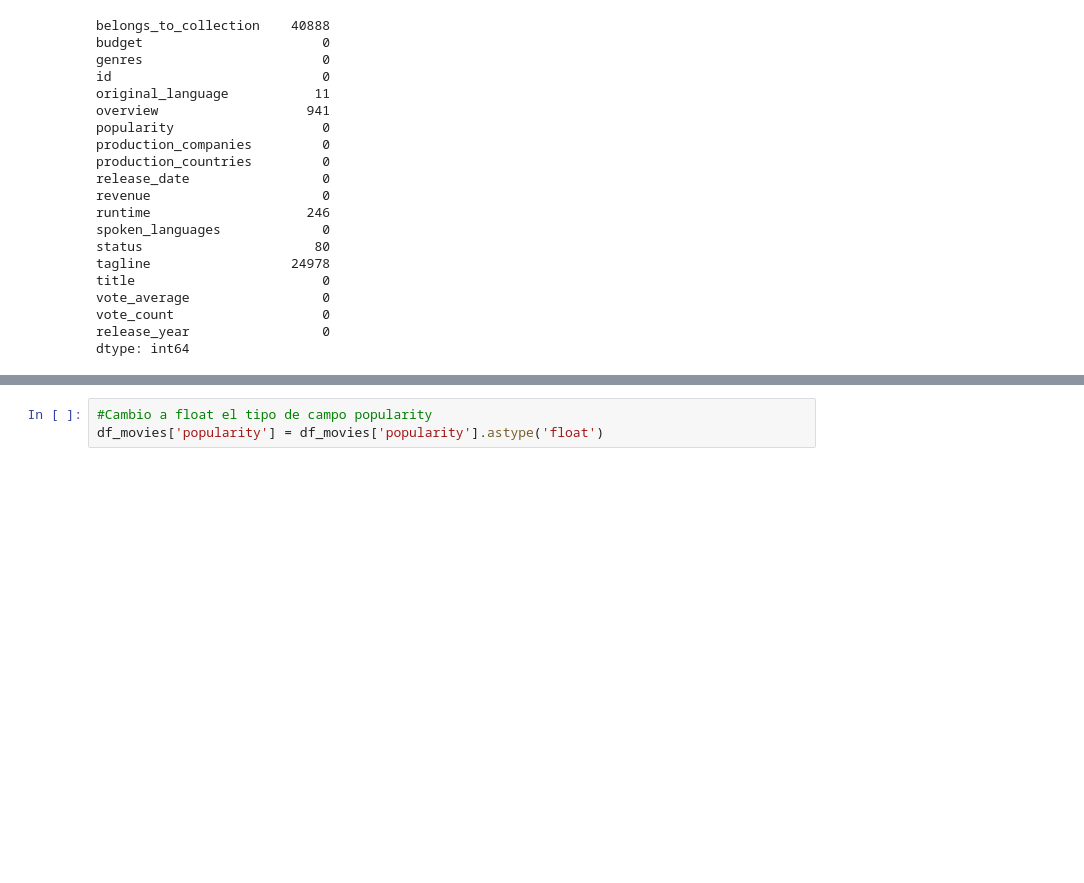
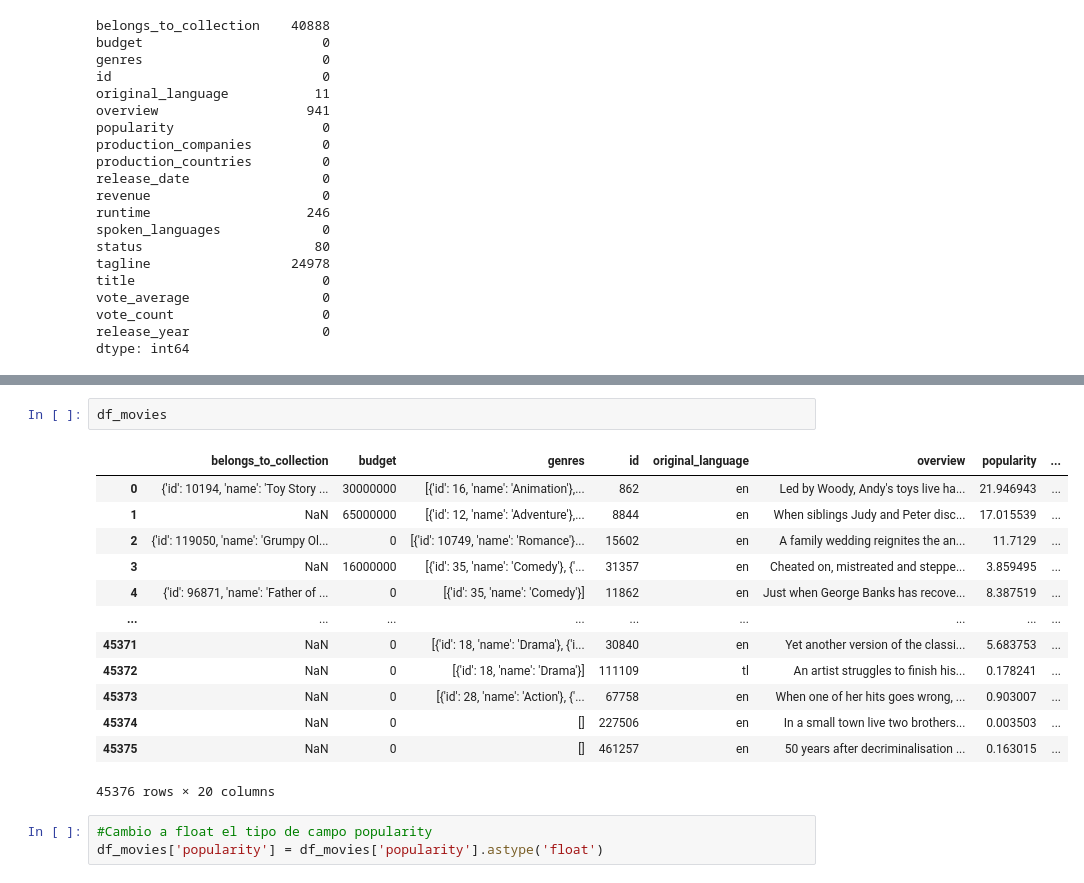
Before and after one commit to mcarruitero/PI1_PT, a Jupyter notebook: 1.ETL/Movies_Credits.ipynb, the cells around one changed output, grey strips where cells are left out. Cells and saved outputs as stored; diff of their text form; blank space fills up the shorter version.

```diff
--- a/1.ETL/Movies_Credits.ipynb
+++ b/1.ETL/Movies_Credits.ipynb
@@ -116,3 +131,19 @@ dtype: int64
+# %%
+df_movies
+# %% [output]
+|  | belongs_to_collection | budget | genres | id | original_language | overview | popularity | ... |
+| 0 | {'id': 10194, 'name': 'Toy Story ... | 30000000 | [{'id': 16, 'name': 'Animation'},... | 862 | en | Led by Woody, Andy's toys live ha... | 21.946943 | ... |
+| 1 | NaN | 65000000 | [{'id': 12, 'name': 'Adventure'},... | 8844 | en | When siblings Judy and Peter disc... | 17.015539 | ... |
+| 2 | {'id': 119050, 'name': 'Grumpy Ol... | 0 | [{'id': 10749, 'name': 'Romance'}... | 15602 | en | A family wedding reignites the an... | 11.7129 | ... |
+| 3 | NaN | 16000000 | [{'id': 35, 'name': 'Comedy'}, {'... | 31357 | en | Cheated on, mistreated and steppe... | 3.859495 | ... |
+| 4 | {'id': 96871, 'name': 'Father of ... | 0 | [{'id': 35, 'name': 'Comedy'}] | 11862 | en | Just when George Banks has recove... | 8.387519 | ... |
+| ... | ... | ... | ... | ... | ... | ... | ... | ... |
+| 45371 | NaN | 0 | [{'id': 18, 'name': 'Drama'}, {'i... | 30840 | en | Yet another version of the classi... | 5.683753 | ... |
+| 45372 | NaN | 0 | [{'id': 18, 'name': 'Drama'}] | 111109 | tl | An artist struggles to finish his... | 0.178241 | ... |
+| 45373 | NaN | 0 | [{'id': 28, 'name': 'Action'}, {'... | 67758 | en | When one of her hits goes wrong, ... | 0.903007 | ... |
+| 45374 | NaN | 0 | [] | 227506 | en | In a small town live two brothers... | 0.003503 | ... |
+| 45375 | NaN | 0 | [] | 461257 | en | 50 years after decriminalisation ... | 0.163015 | ... |
+45376 rows × 20 columns
 # %%
 #Cambio a float el tipo de campo popularity
 df_movies['popularity'] = df_movies['popularity'].astype('float')
```
Also changed, not shown: parts of 6 cells of this notebook, 3 other files.
